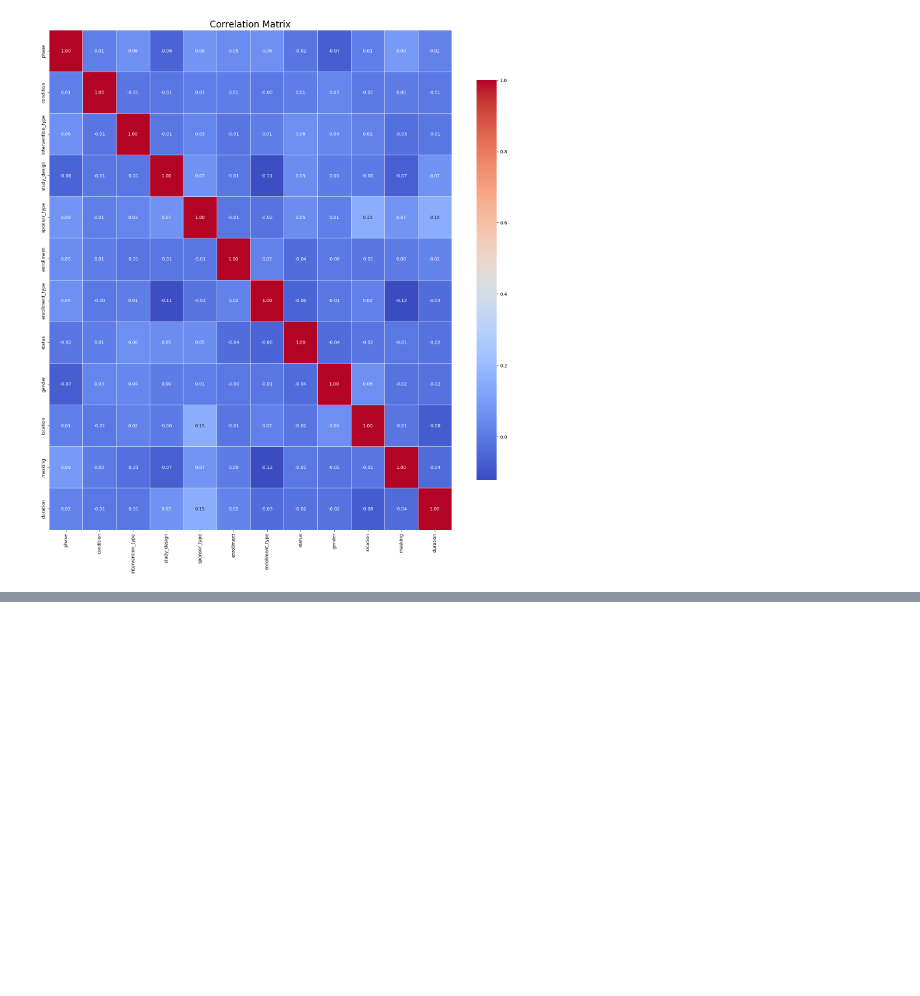
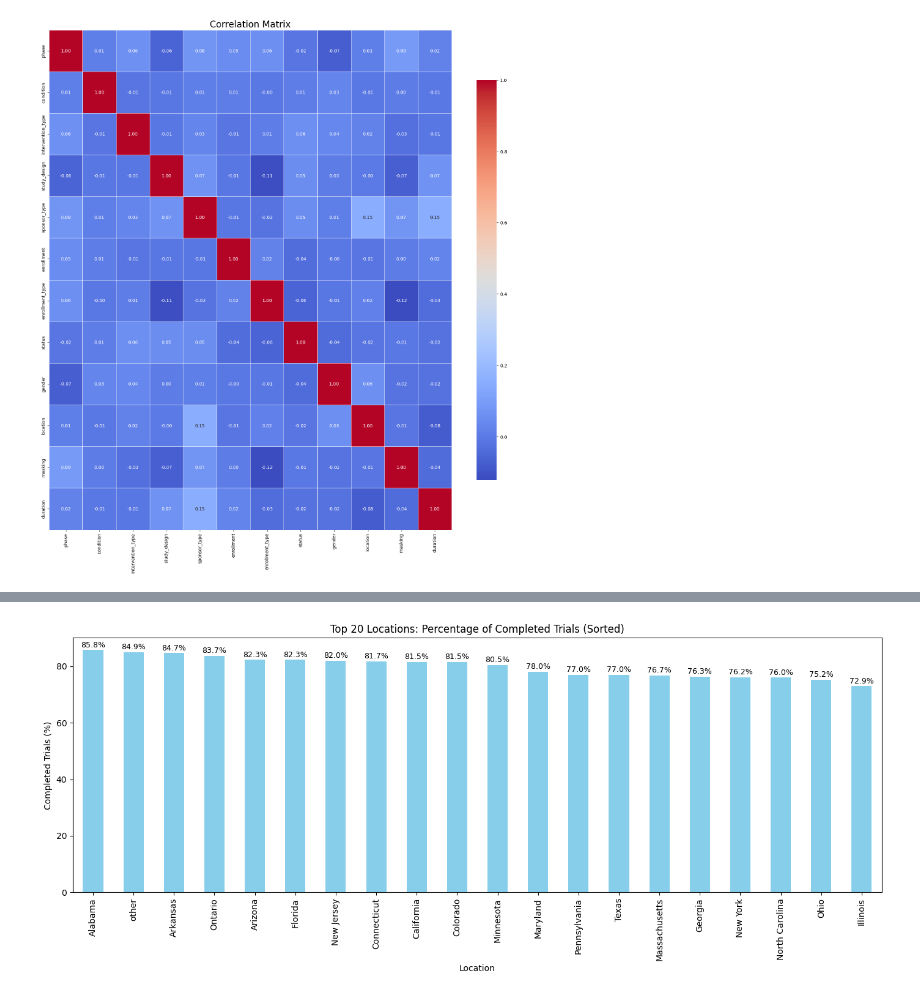
Before and after one commit to Ariiif12345/Hackathon_ds, a Jupyter notebook: EDA.ipynb, the cells around one changed output, grey strips where cells are left out. Drawn from its saved outputs; the diff is of its cells as text; code cells hidden in the pictures; blank space fills up the shorter version.

```diff
--- a/EDA.ipynb
+++ b/EDA.ipynb
@@ -61,0 +93,25 @@ plt.show()
+# %%
+# Sort top20 by completed_pct
+status_counts = df[df['status'].isin(['COMPLETED', 'TERMINATED'])] \
+    .groupby(['location', 'status']).size().unstack(fill_value=0)
+
+location_counts = status_counts.copy()
+location_counts['completed_pct'] = location_counts['COMPLETED'] / (location_counts['COMPLETED'] + location_counts['TERMINATED']) * 100
+
+top20 = location_counts.sort_values('COMPLETED', ascending=False).head(20)
+top20_sorted = top20.sort_values('completed_pct', ascending=False)
+
+# Plot bar graph
+ax = top20_sorted['completed_pct'].plot(kind='bar', figsize=(14,6), color='skyblue')
+plt.title('Top 20 Locations: Percentage of Completed Trials (Sorted)')
+plt.ylabel('Completed Trials (%)')
+plt.xlabel('Location')
+
+# Annotate bars with percentage values
+for i, v in enumerate(top20_sorted['completed_pct']):
+    ax.text(i, v + 1, f"{v:.1f}%", ha='center', fontsize=9)
+
+plt.tight_layout()
+plt.show()
+# %% [output]
+[figure, added]
```
Also changed, not shown: parts of 7 cells of this notebook.
